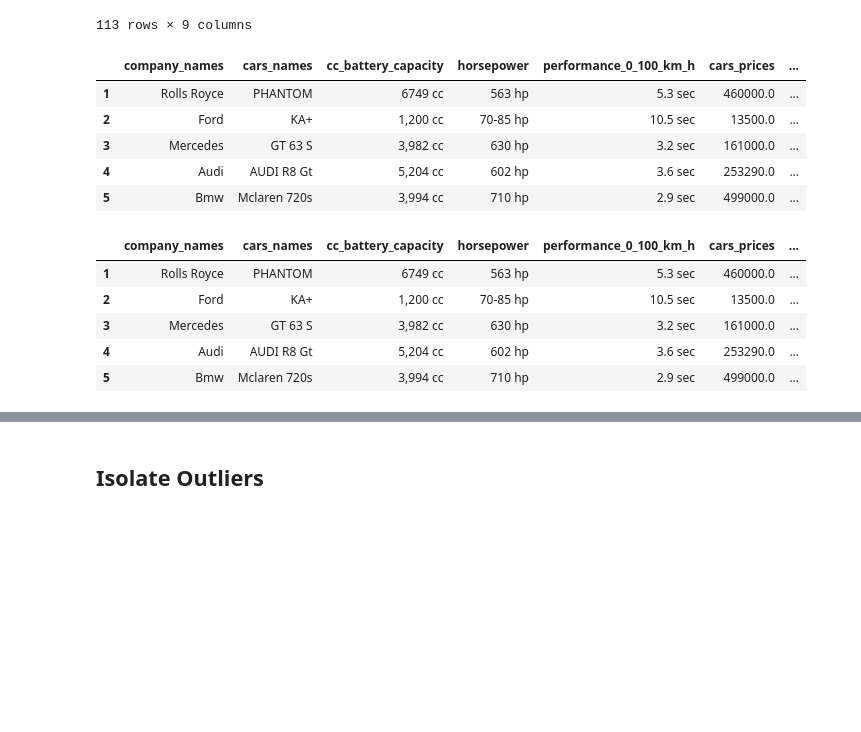
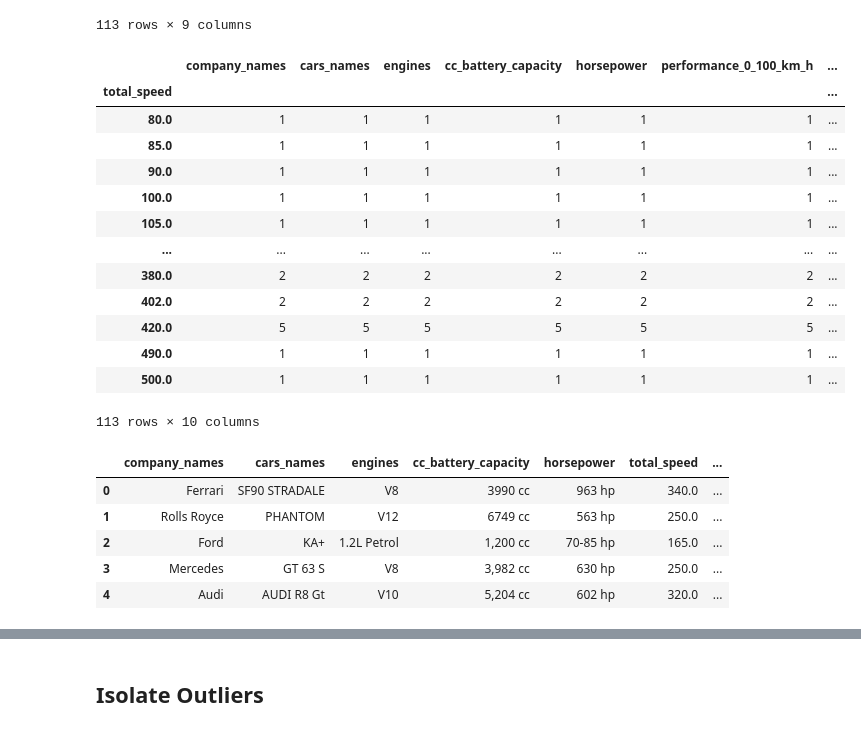
Before and after one commit to Wazard/GruppoX-Car-Analysis, a Jupyter notebook: car_analysis.ipynb, the cells around one changed output, grey strips where cells are left out. Cells and saved outputs as stored; diff of their text form; code cells hidden in the pictures; blank space fills up the shorter version.

Commit message:
cleaned all datas. TODO: drop irrealistic entries

```diff
--- a/car_analysis.ipynb
+++ b/car_analysis.ipynb
@@ -250,26 +305,38 @@ group_df.head(200)
 | 90 km/h | 1 | 1 | 1 | 1 | 1 | 1 | ... |
 113 rows × 9 columns
 # %%
-clean_df = clean_df.drop(columns=[col])
-clean_df.head()
+col = "total_speed"
+
+handler.try_clean_string_to_number_col(col)
+clean_df = handler.df.copy()
+group_df = clean_df.groupby(col).count()
+group_df.head(200)
 # %% [output]
-|  | company_names | cars_names | cc_battery_capacity | horsepower | performance_0_100_km_h | cars_prices | ... |
-| 1 | Rolls Royce | PHANTOM | 6749 cc | 563 hp | 5.3 sec | 460000.0 | ... |
-| 2 | Ford | KA+ | 1,200 cc | 70-85 hp | 10.5 sec | 13500.0 | ... |
-| 3 | Mercedes | GT 63 S | 3,982 cc | 630 hp | 3.2 sec | 161000.0 | ... |
-| 4 | Audi | AUDI R8 Gt | 5,204 cc | 602 hp | 3.6 sec | 253290.0 | ... |
-| 5 | Bmw | Mclaren 720s | 3,994 cc | 710 hp | 2.9 sec | 499000.0 | ... |
+|  | company_names | cars_names | engines | cc_battery_capacity | horsepower | performance_0_100_km_h | ... |
+| total_speed |  |  |  |  |  |  | ... |
+| 80.0 | 1 | 1 | 1 | 1 | 1 | 1 | ... |
+| 85.0 | 1 | 1 | 1 | 1 | 1 | 1 | ... |
+| 90.0 | 1 | 1 | 1 | 1 | 1 | 1 | ... |
+| 100.0 | 1 | 1 | 1 | 1 | 1 | 1 | ... |
+| 105.0 | 1 | 1 | 1 | 1 | 1 | 1 | ... |
+| ... | ... | ... | ... | ... | ... | ... | ... |
+| 380.0 | 2 | 2 | 2 | 2 | 2 | 2 | ... |
+| 402.0 | 2 | 2 | 2 | 2 | 2 | 2 | ... |
+| 420.0 | 5 | 5 | 5 | 5 | 5 | 5 | ... |
+| 490.0 | 1 | 1 | 1 | 1 | 1 | 1 | ... |
+| 500.0 | 1 | 1 | 1 | 1 | 1 | 1 | ... |
+113 rows × 10 columns
 # %%
 handler.df = clean_df.copy()
 # %%
 clean_df.head()
 # %% [output]
-|  | company_names | cars_names | cc_battery_capacity | horsepower | performance_0_100_km_h | cars_prices | ... |
-| 1 | Rolls Royce | PHANTOM | 6749 cc | 563 hp | 5.3 sec | 460000.0 | ... |
-| 2 | Ford | KA+ | 1,200 cc | 70-85 hp | 10.5 sec | 13500.0 | ... |
-| 3 | Mercedes | GT 63 S | 3,982 cc | 630 hp | 3.2 sec | 161000.0 | ... |
-| 4 | Audi | AUDI R8 Gt | 5,204 cc | 602 hp | 3.6 sec | 253290.0 | ... |
-| 5 | Bmw | Mclaren 720s | 3,994 cc | 710 hp | 2.9 sec | 499000.0 | ... |
+|  | company_names | cars_names | engines | cc_battery_capacity | horsepower | total_speed | ... |
+| 0 | Ferrari | SF90 STRADALE | V8 | 3990 cc | 963 hp | 340.0 | ... |
+| 1 | Rolls Royce | PHANTOM | V12 | 6749 cc | 563 hp | 250.0 | ... |
+| 2 | Ford | KA+ | 1.2L Petrol | 1,200 cc | 70-85 hp | 165.0 | ... |
+| 3 | Mercedes | GT 63 S | V8 | 3,982 cc | 630 hp | 250.0 | ... |
+| 4 | Audi | AUDI R8 Gt | V10 | 5,204 cc | 602 hp | 320.0 | ... |
 # %%
 col = "cc_battery_capacity"
 
```
Also changed, not shown: parts of 17 cells of this notebook, 1 other file.
